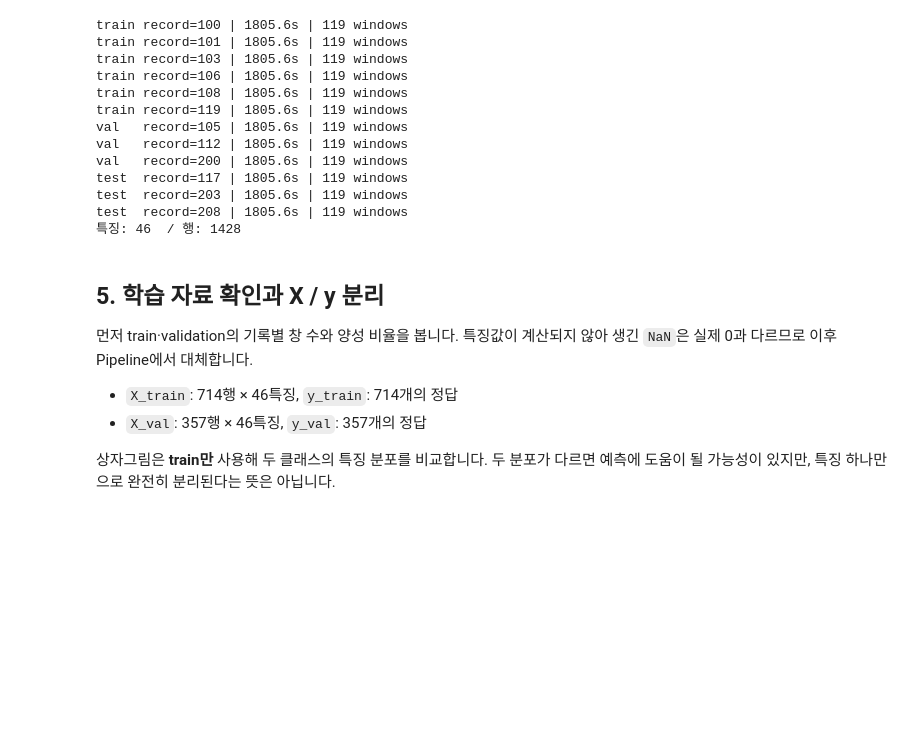
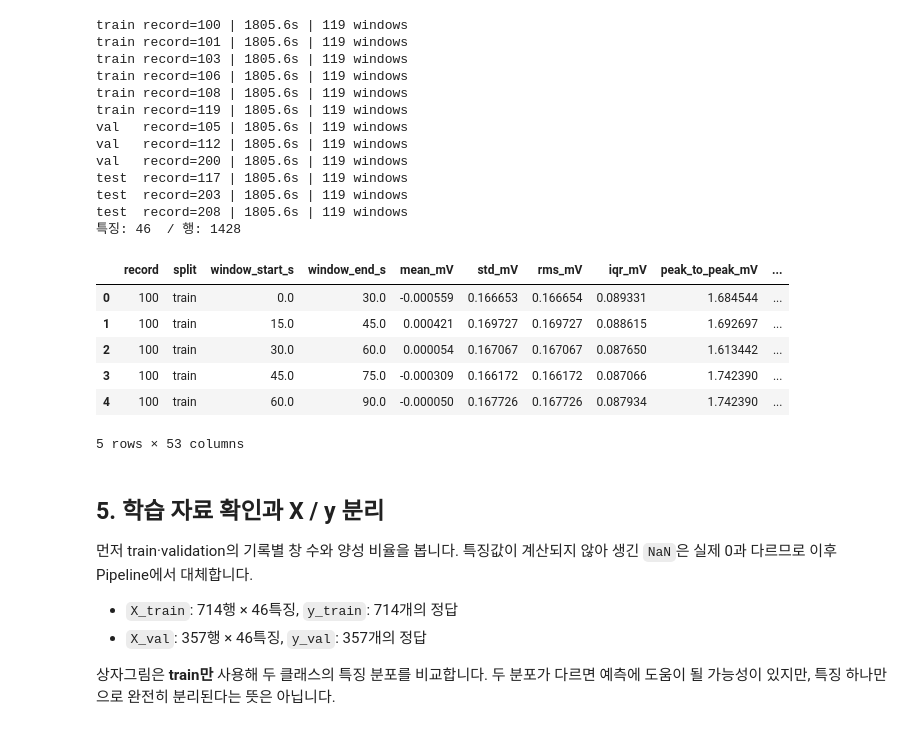
Before and after one commit to ikwak2/bio_sig_class, a Jupyter notebook: 02_ecg_feature_ml_teaching.ipynb, the cells around one changed output. Drawn from its saved outputs; the diff is of its cells as text; code cells hidden in the pictures; blank space fills up the shorter version.

```diff
--- a/02_ecg_feature_ml_teaching.ipynb
+++ b/02_ecg_feature_ml_teaching.ipynb
@@ -515,6 +515,16 @@ test  record=117 | 1805.6s | 119 windows
 test  record=203 | 1805.6s | 119 windows
 test  record=208 | 1805.6s | 119 windows
 특징: 46  / 행: 1428
+# %%
+full_table.head()
+# %% [output]
+|  | record | split | window_start_s | window_end_s | mean_mV | std_mV | rms_mV | iqr_mV | peak_to_peak_mV | ... |
+| 0 | 100 | train | 0.0 | 30.0 | -0.000559 | 0.166653 | 0.166654 | 0.089331 | 1.684544 | ... |
+| 1 | 100 | train | 15.0 | 45.0 | 0.000421 | 0.169727 | 0.169727 | 0.088615 | 1.692697 | ... |
+| 2 | 100 | train | 30.0 | 60.0 | 0.000054 | 0.167067 | 0.167067 | 0.087650 | 1.613442 | ... |
+| 3 | 100 | train | 45.0 | 75.0 | -0.000309 | 0.166172 | 0.166172 | 0.087066 | 1.742390 | ... |
+| 4 | 100 | train | 60.0 | 90.0 | -0.000050 | 0.167726 | 0.167726 | 0.087934 | 1.742390 | ... |
+5 rows × 53 columns
 # %% [markdown]
 ## 5. 학습 자료 확인과 X / y 분리
 
```
Also changed, not shown: parts of 5 cells of this notebook.
